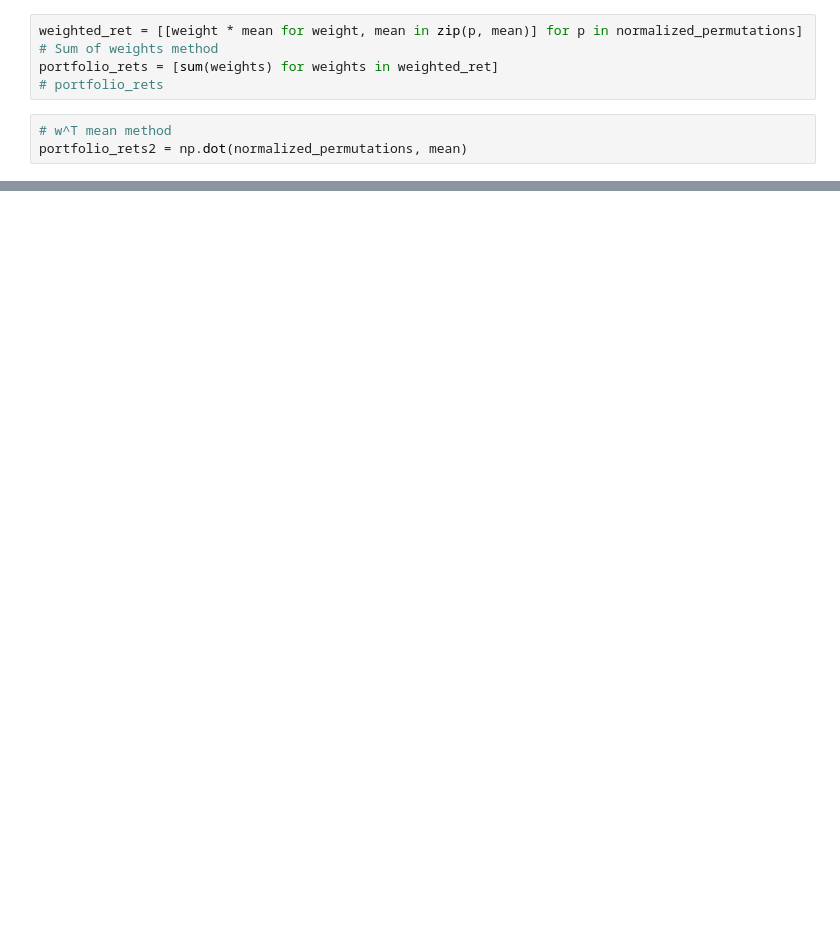
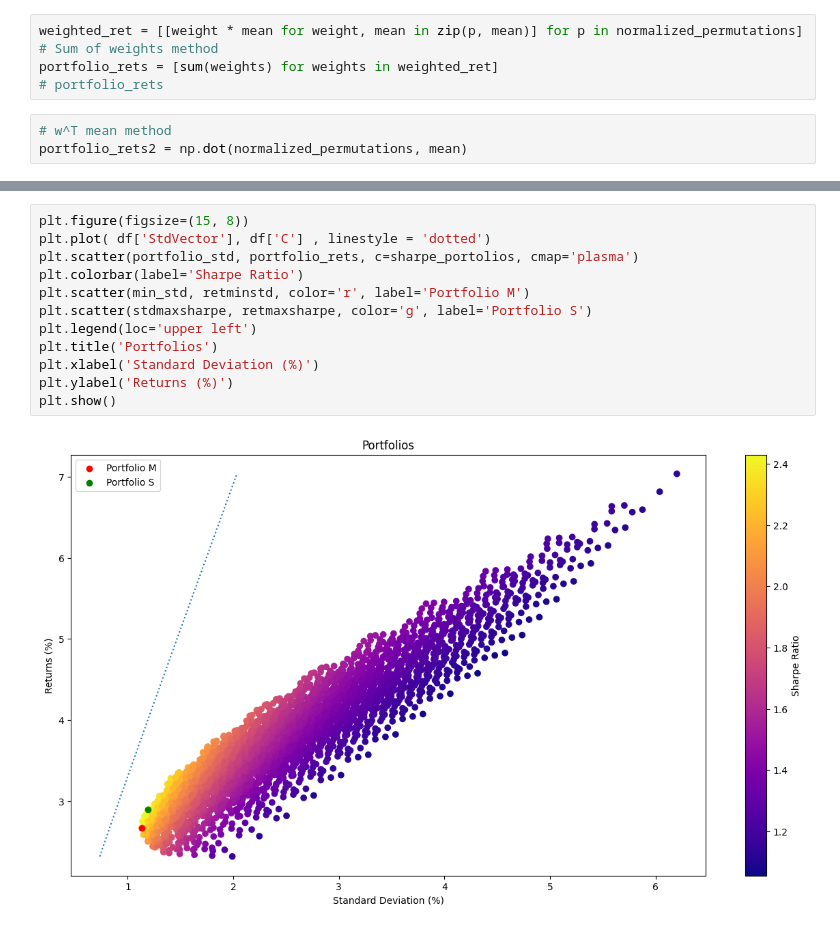
Before and after one commit to xwj0109/PTCW, a Jupyter notebook: MCrisk.ipynb, the cells around one changed output, grey strips where cells are left out. Cells and saved outputs as stored; diff of their text form; blank space fills up the shorter version.

```diff
--- a/MCrisk.ipynb
+++ b/MCrisk.ipynb
@@ -144,0 +230,14 @@ plt.show()
+# %%
+plt.figure(figsize=(15, 8))
+plt.plot( df['StdVector'], df['C'] , linestyle = 'dotted')
+plt.scatter(portfolio_std, portfolio_rets, c=sharpe_portolios, cmap='plasma')
+plt.colorbar(label='Sharpe Ratio')
+plt.scatter(min_std, retminstd, color='r', label='Portfolio M')
+plt.scatter(stdmaxsharpe, retmaxsharpe, color='g', label='Portfolio S')
+plt.legend(loc='upper left')
+plt.title('Portfolios')
+plt.xlabel('Standard Deviation (%)')
+plt.ylabel('Returns (%)')
+plt.show()
+# %% [output]
+[figure, added]
```
Also changed, not shown: parts of 16 cells of this notebook.
